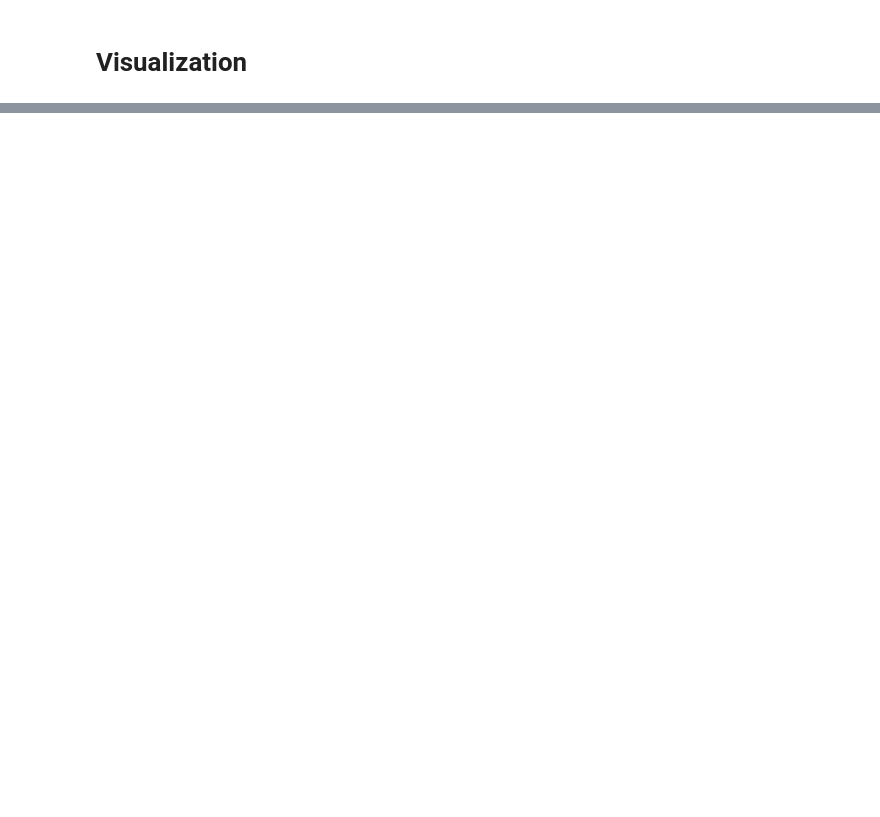
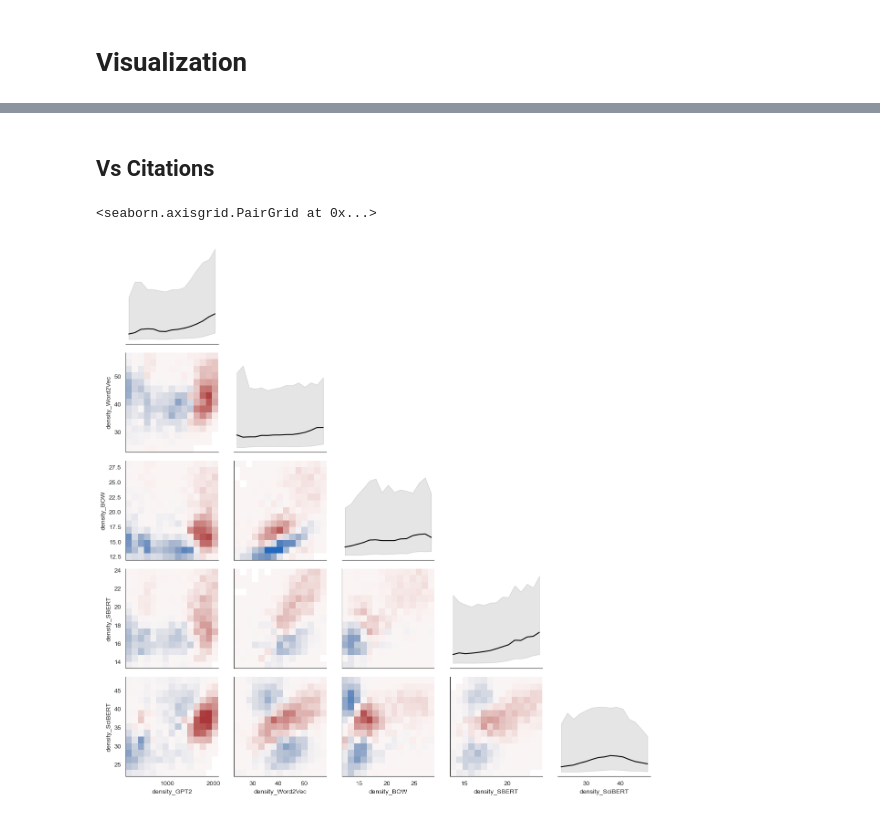
Before and after one commit to nathimel/citesim, a Jupyter notebook: src/notebooks/vectorizer_comparisons.ipynb, the cells around one changed output, grey strips where cells are left out. Drawn from its saved outputs; the diff is of its cells as text; code cells hidden in the pictures; blank space fills up the shorter version.

```diff
--- a/src/notebooks/vectorizer_comparisons.ipynb
+++ b/src/notebooks/vectorizer_comparisons.ipynb
@@ -19,6 +21,7 @@ config = {
     "dir": "../../outputs/librarian=S2",
     "bins": 16,
     "min_bin_percentile": 1,
+    "min_bin_percentile_for_cpy": 10,
     "min_diff": 2,
     "left_density": "SciBERT",
     "right_density": "Word2Vec",
@@ -115,0 +143,2 @@ g.map_offdiag(sns.histplot, bins=config["bins"])
+# %% [markdown]
+## Vs Citations
@@ -115,0 +197,45 @@ g.map_offdiag(sns.histplot, bins=config["bins"])
+# %%
+def median_cpy(x, y, **kwargs):
+
+    x_bins = density_bins[x.name]
+    y_bins = density_bins[y.name]
+
+    def _excess_above_median(z):
+
+        return (z > cpy_median).sum() - z.size / 2
+
+    statistic, x_edges, y_edges, binnumber = binned_statistic_2d(
+        x,
+        y,
+        df_combined["citations_per_year"],
+        bins=[x_bins, y_bins],
+        statistic=_excess_above_median,
+    )
+
+    ax = plt.gca()
+
+    ax.pcolormesh(
+        x_edges,
+        y_edges,
+        statistic.T,
+        shading="auto",
+        vmin=-df_combined.shape[0] / 2 / config["bins"] ** 2,
+        vmax=df_combined.shape[0] / 2 / config["bins"] ** 2,
+        cmap=sns.color_palette("vlag", as_cmap=True),
+        linewidth=0.0001,
+        **kwargs,
+    )
+
+    ax.set_xlim(x_bins[0], x_bins[-1])
+    ax.set_ylim(y_bins[0], y_bins[-1])
+# %%
+sns.set_style("white")
+# %%
+# Basic visualization
+g = sns.PairGrid(df_combined, vars=density_vars, corner=True)
+g.map_diag(cpy_vs_density)
+g.map_offdiag(median_cpy)
+g
+# %% [output]
+<seaborn.axisgrid.PairGrid at 0x...>
+[figure, added]
```
Also changed, not shown: parts of 10 cells of this notebook.
